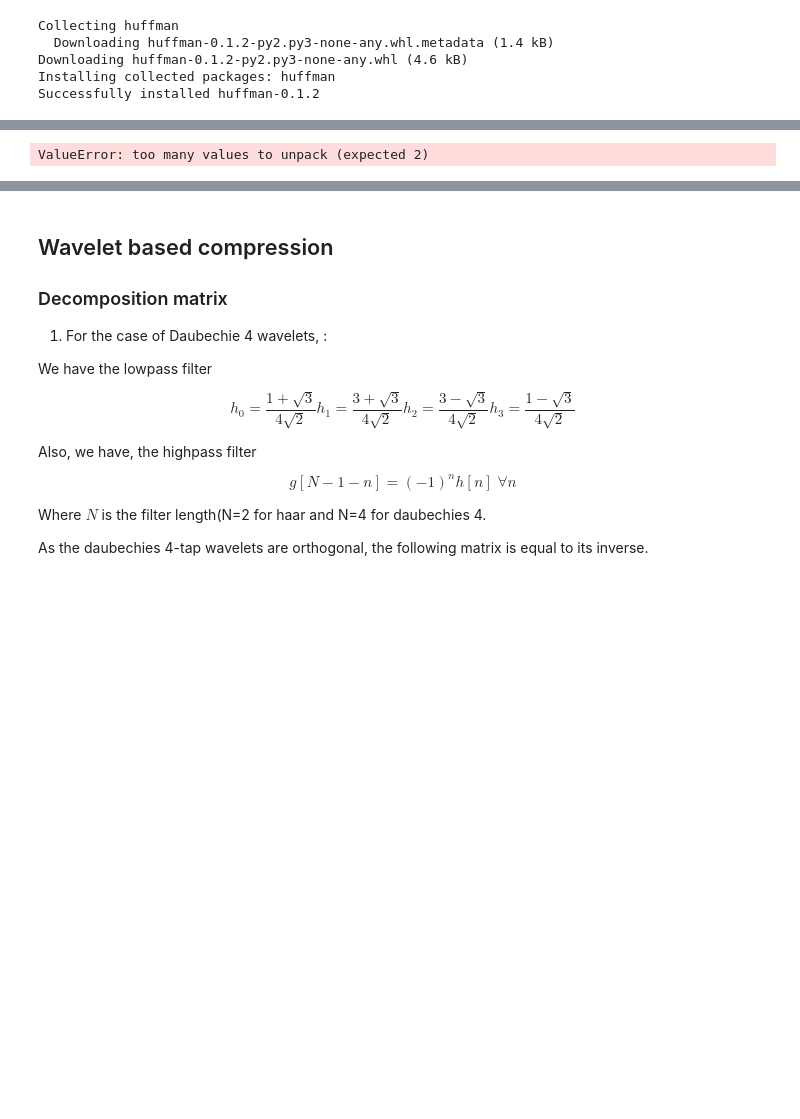
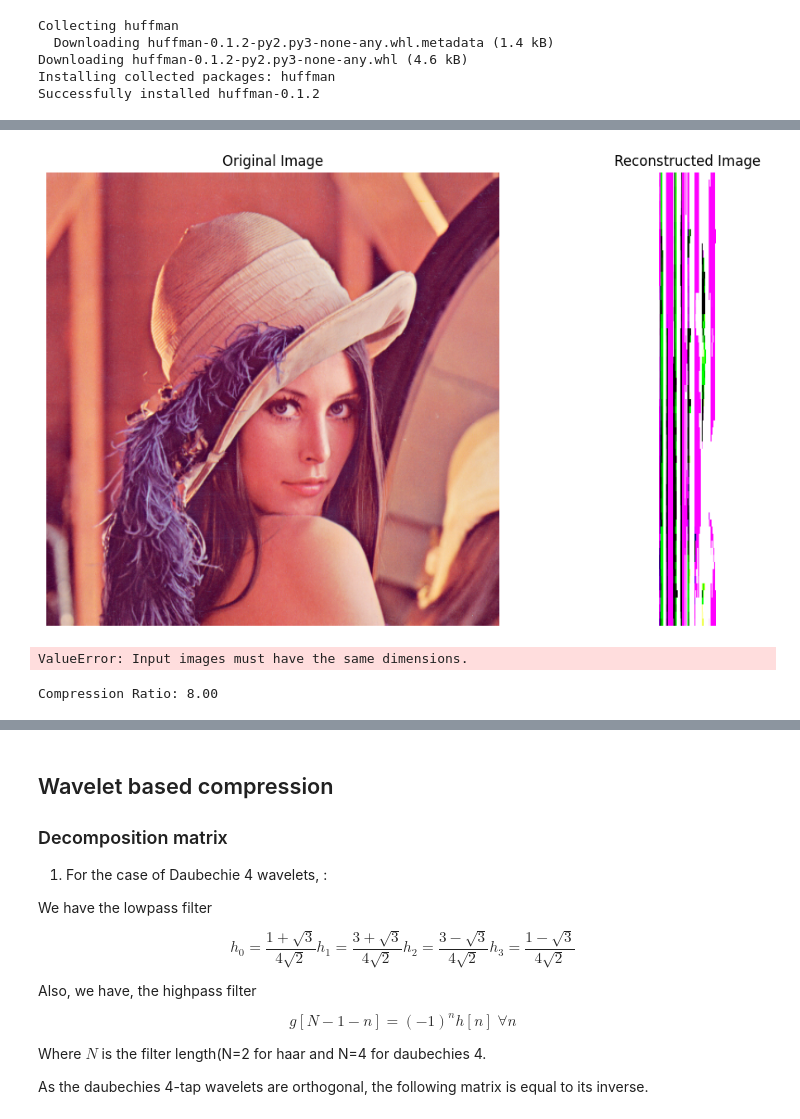
Before and after one commit to arofenitra/Scientific-Computing, a Jupyter notebook: image_processing/image_compression.ipynb, the cells around one changed output, grey strips where cells are left out. Drawn from its saved outputs; the diff is of its cells as text; code cells hidden in the pictures; blank space fills up the shorter version.

```diff
--- a/image_processing/image_compression.ipynb
+++ b/image_processing/image_compression.ipynb
@@ -270,7 +265,7 @@ print(A)
 # %%
-print(y_rle_decoded)
+print(len(y_rle_decoded))
 y_rle_decoded=np.array(y_rle_decoded)
 cb_rle_decoded=np.array(y_rle_decoded)
-cr_rle_decoded=np.array(y_rle_decoded)
-print(y_rle_decoded)
+cr_rle_decoded=np.array(y_rle_decoded.reshape(-1, 8, 8))
+print(cr_rle_decoded)
 # %% [output]
@@ -279,14 +289,18 @@ print(y_rle_decoded)
 # %%
 
 # Step 3: Zigzag Reordering
+# Step 3: Zigzag Reordering
 def inverse_zigzag(reordered_coefficients):
-    h, w = reordered_coefficients.shape
-    inverse_reorder = np.zeros((h // 8, w // 8, 8, 8))
-    for i in range(h // 8):
-        for j in range(w // 8):
-            block = reordered_coefficients[i*8:(i+1)*8, j*8:(j+1)*8]
-            inverse_reorder[i, j] = np.sort(block)
+    inverse_reorder = np.zeros(reordered_coefficients.shape)
+    for i in range(reordered_coefficients.shape[0]):
+        block = reordered_coefficients[i]
+        inverse_reorder[i] = np.sort(block)
     return inverse_reorder
+
+y_inverse_reordered = inverse_zigzag(y_rle_decoded.reshape(-1, 8, 8))
+cb_inverse_reordered = inverse_zigzag(cb_rle_decoded.reshape(-1, 8, 8))
+cr_inverse_reordered = inverse_zigzag(cr_rle_decoded.reshape(-1, 8,8))
+
 
 y_inverse_reordered = inverse_zigzag(y_rle_decoded.reshape(-1, 8, 8))
 cb_inverse_reordered = inverse_zigzag(cb_rle_decoded.reshape(-1, 8, 8))
@@ -302,7 +316,7 @@ cr_inverse_quantized = inverse_quantize(cr_inverse_reordered, quantization_matri
 
 # Step 5: Inverse DCT
 def inverse_dct(dct_blocks):
-    h, w, _, _ = dct_blocks.shape
+    h, w, _ = dct_blocks.shape
     idct_blocks = np.zeros((h * 8, w * 8))
     for i in range(h):
         for j in range(w):
@@ -314,9 +328,17 @@ y_idct = inverse_dct(y_inverse_quantized)
 cb_idct = inverse_dct(cb_inverse_quantized)
 cr_idct = inverse_dct(cr_inverse_quantized)
 
-# Step 6: Chroma Upsampling
+# Step 6: Chroma Upsampling# Step 6: Chroma Upsampling
 cb_upsampled = np.repeat(np.repeat(cb_idct, 2, axis=0), 2, axis=1)
 cr_upsampled = np.repeat(np.repeat(cr_idct, 2, axis=0), 2, axis=1)
+
+# Trim the upsampled chroma components to match the size of the luminance component
+cb_upsampled = cb_upsampled[:y_idct.shape[0], :y_idct.shape[1]]
+cr_upsampled = cr_upsampled[:y_idct.shape[0], :y_idct.shape[1]]
+
+# Combine the Y, Cb, and Cr components
+ycbcr_reconstructed = np.stack((y_idct, cb_upsampled, cr_upsampled), axis=2)
+
 
 # Step 7: Color Space Conversion (YCbCr to RGB)
 def ycbcr_to_rgb(ycbcr_image):
@@ -342,31 +364,33 @@ plt.subplot(1, 2, 1)
 plt.imshow(image_array)
 plt.title('Original Image')
 plt.axis('off')
 
 plt.subplot(1, 2, 2)
 plt.imshow(rgb_reconstructed)
 plt.title('Reconstructed Image')
 plt.axis('off')
 
 plt.tight_layout()
 plt.show()
 
 # Evaluate Compression Effectiveness
 def evaluate_compression(original_image, compressed_image):
     # File size comparison
     original_size = original_image.size * original_image.itemsize
     compressed_size = compressed_image.size * compressed_image.itemsize
     compression_ratio = original_size / compressed_size
     print(f"Compression Ratio: {compression_ratio:.2f}")
 
     # PSNR
     psnr_value = psnr(original_image, compressed_image)
     print(f"PSNR: {psnr_value:.2f} dB")
 
     # SSIM
     ssim_value, _ = ssim(original_image, compressed_image, full=True, multichannel=True)
     print(f"SSIM: {ssim_value:.2f}")
 
 evaluate_compression(image_array, rgb_reconstructed)
 # %% [output]
+[figure, added]
-ValueError: too many values to unpack (expected 2)
+ValueError: Input images must have the same dimensions.
+Compression Ratio: 8.00
```
Also changed, not shown: parts of 12 cells of this notebook.
